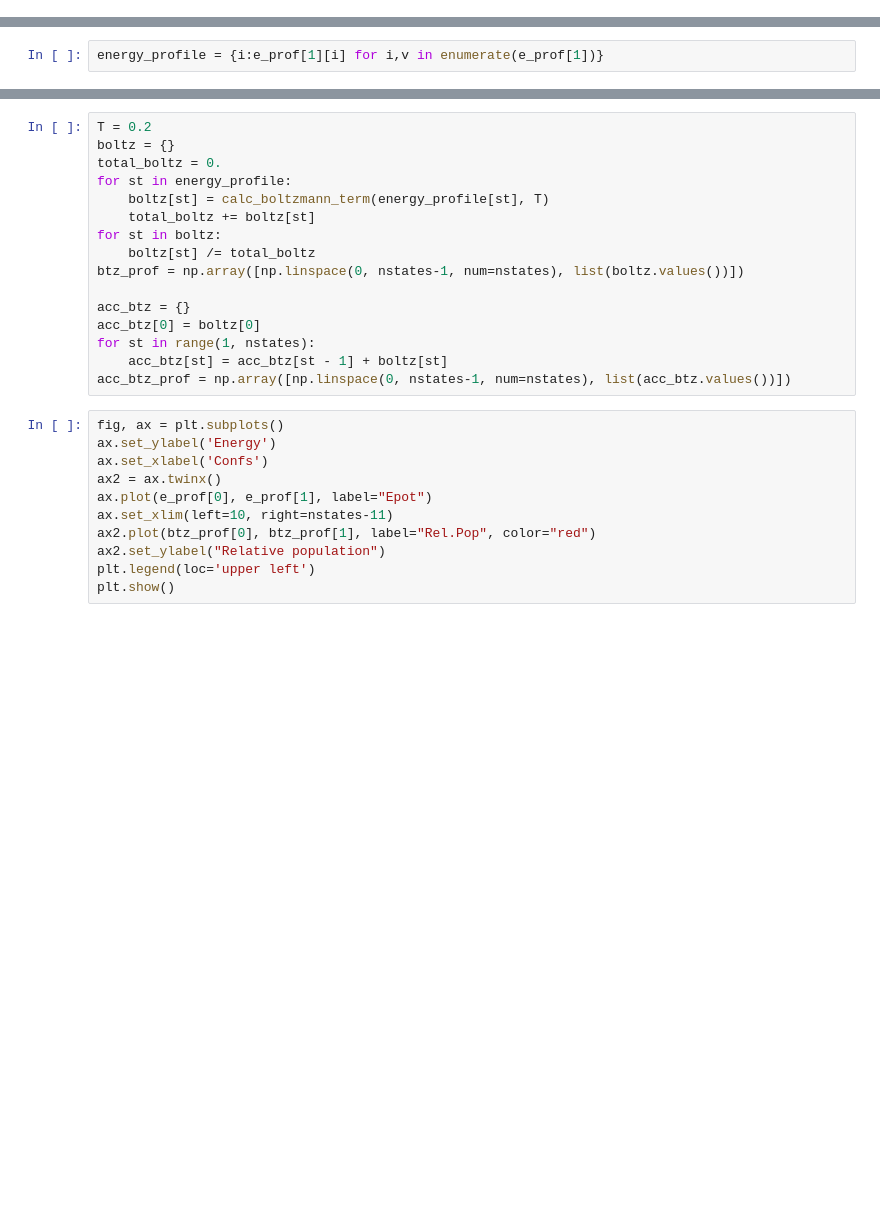
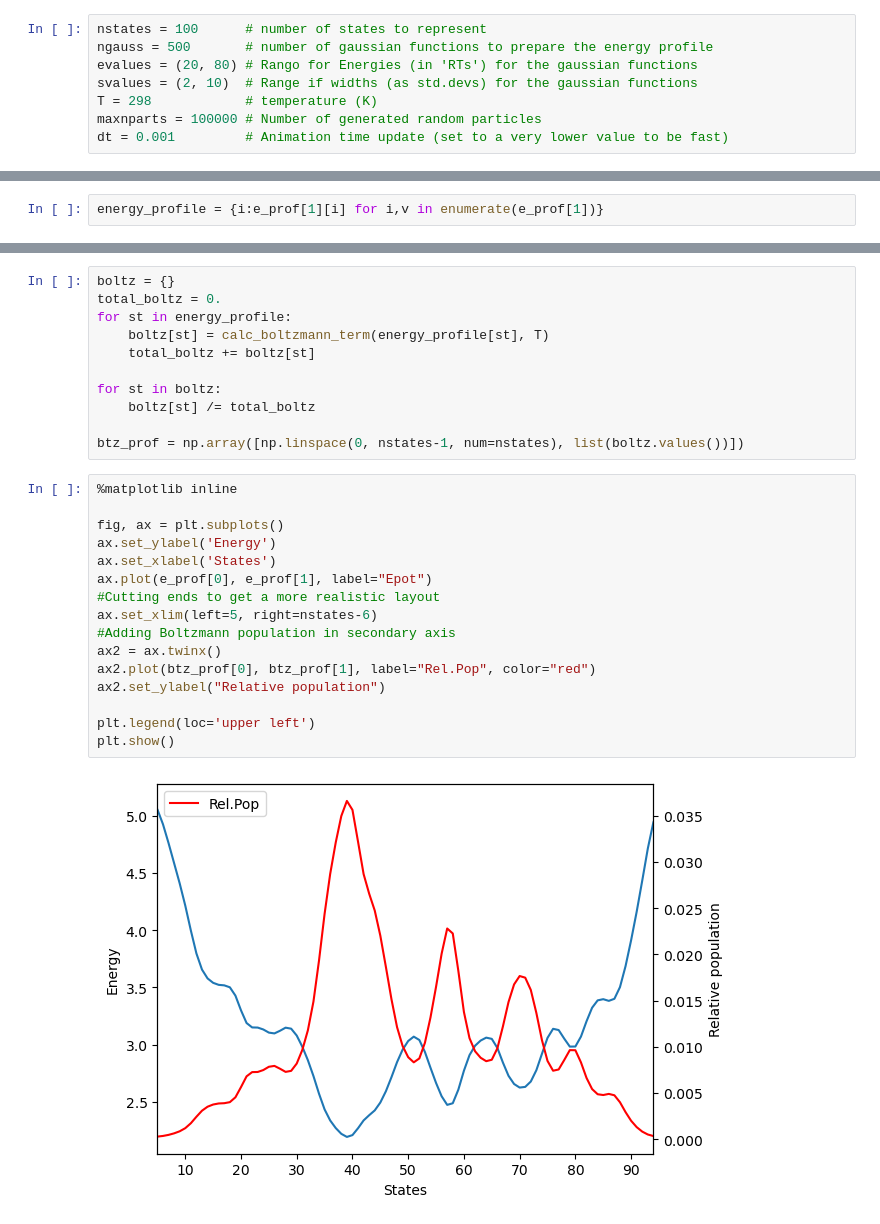
Before and after one commit to jlgelpi/BioPhysics, a Jupyter notebook: BoltzmannDemo/BoltzmannDemo.ipynb, the cells around one changed output, grey strips where cells are left out. Cells and saved outputs as stored; diff of their text form; blank space fills up the shorter version.

```diff
--- a/BoltzmannDemo/BoltzmannDemo.ipynb
+++ b/BoltzmannDemo/BoltzmannDemo.ipynb
@@ -76 +74,9 @@ def calc_boltzmann_term(e, T):
+# %%
+nstates = 100      # number of states to represent
+ngauss = 500       # number of gaussian functions to prepare the energy profile
+evalues = (20, 80) # Rango for Energies (in 'RTs') for the gaussian functions
+svalues = (2, 10)  # Range if widths (as std.devs) for the gaussian functions
+T = 298            # temperature (K)
+maxnparts = 100000 # Number of generated random particles
+dt = 0.001         # Animation time update (set to a very lower value to be fast)
 # %% [markdown]
@@ -106,27 +118,29 @@ plt.show()
 # %%
-T = 0.2
 boltz = {}
 total_boltz = 0.
 for st in energy_profile:
     boltz[st] = calc_boltzmann_term(energy_profile[st], T)
     total_boltz += boltz[st]
+
 for st in boltz:
     boltz[st] /= total_boltz
+
 btz_prof = np.array([np.linspace(0, nstates-1, num=nstates), list(boltz.values())])
-
-acc_btz = {}
-acc_btz[0] = boltz[0]
-for st in range(1, nstates):
-    acc_btz[st] = acc_btz[st - 1] + boltz[st]
-acc_btz_prof = np.array([np.linspace(0, nstates-1, num=nstates), list(acc_btz.values())])
 # %%
+%matplotlib inline
+
 fig, ax = plt.subplots()
 ax.set_ylabel('Energy')
-ax.set_xlabel('Confs')
+ax.set_xlabel('States')
+ax.plot(e_prof[0], e_prof[1], label="Epot")
+#Cutting ends to get a more realistic layout
+ax.set_xlim(left=5, right=nstates-6)
+#Adding Boltzmann population in secondary axis
 ax2 = ax.twinx()
-ax.plot(e_prof[0], e_prof[1], label="Epot")
-ax.set_xlim(left=10, right=nstates-11)
 ax2.plot(btz_prof[0], btz_prof[1], label="Rel.Pop", color="red")
 ax2.set_ylabel("Relative population")
+
 plt.legend(loc='upper left')
 plt.show()
+# %% [output]
+[figure, added]
```
Also changed, not shown: parts of 13 cells of this notebook, 1 other file.
